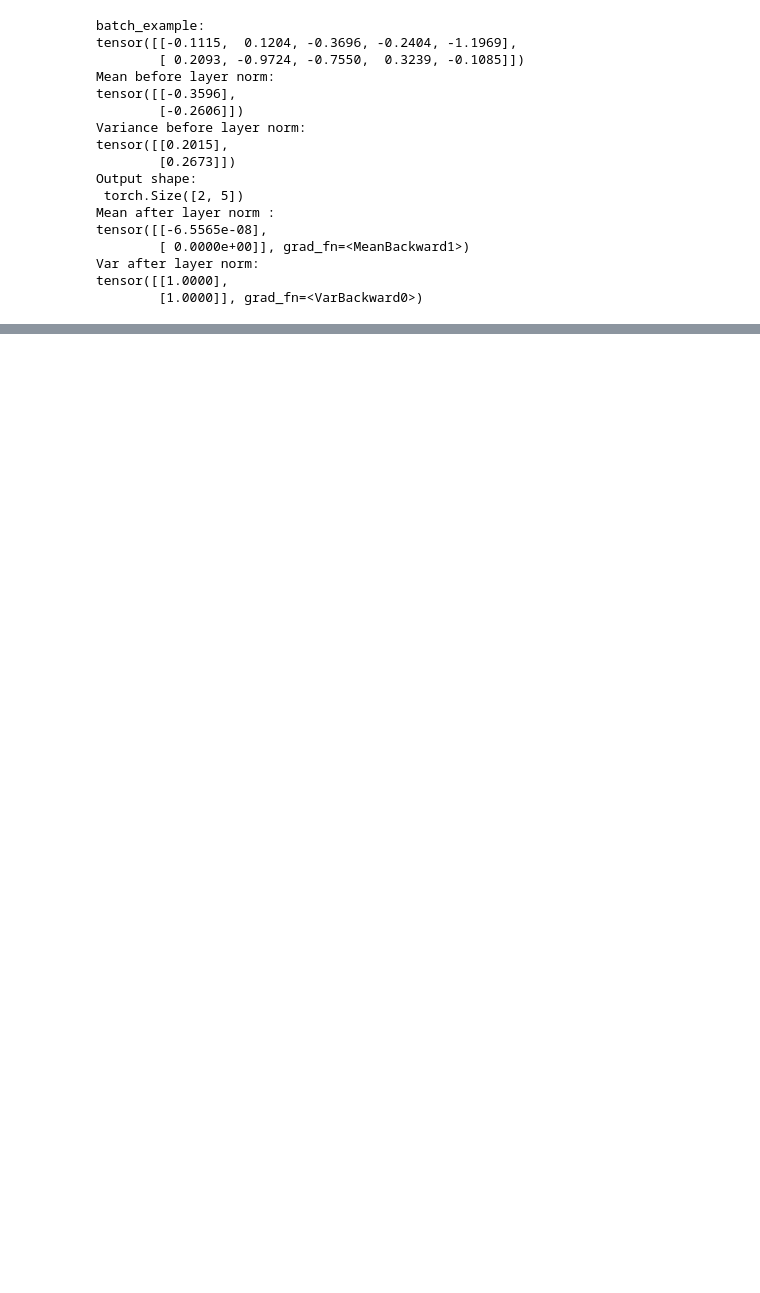
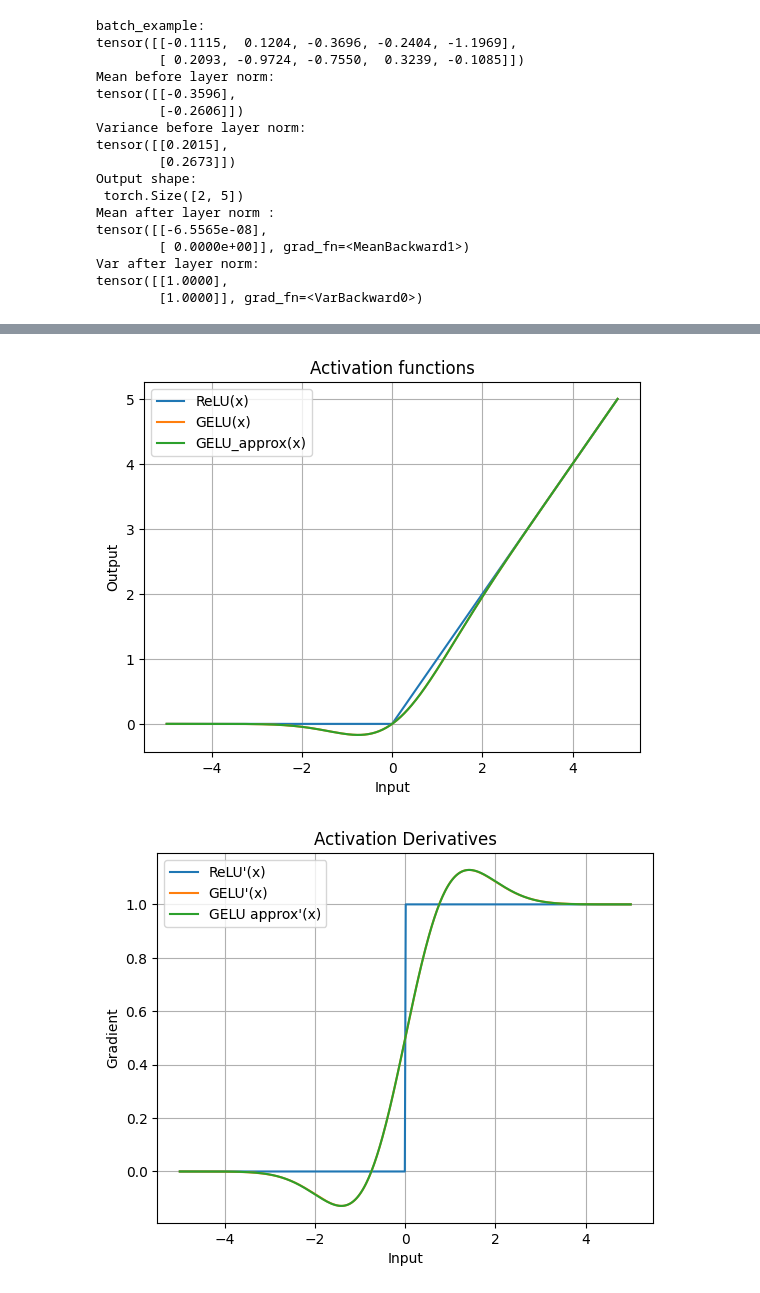
Before and after one commit to roodriigoooo/llm_deepdive, a Jupyter notebook: LLM/stage1/architecture.ipynb, the cells around one changed output, grey strips where cells are left out. Drawn from its saved outputs; the diff is of its cells as text; code cells hidden in the pictures; blank space fills up the shorter version.

Commit message:
ReLU GELU

```diff
--- a/LLM/stage1/architecture.ipynb
+++ b/LLM/stage1/architecture.ipynb
@@ -298,0 +368,38 @@ Given these insights, the adoption of Pre-LN in GPT-2 and subsequent large‐sca
+# %%
+from math import erf, sqrt
+
+erf_vec = np.vectorize(erf)
+
+def gelu(x):
+    return 0.5 * x * (1 + erf_vec(x / sqrt(2)))
+
+def gelu_approx(x):
+    return 0.5 * x * (1 + np.tanh(np.sqrt(2 / np.pi) * (x + 0.044715 * (x**3))))
+
+x = np.linspace(-5, 5, 500)
+plt.figure()
+plt.plot(x, relu(x), label='ReLU(x)')
+plt.plot(x, gelu(x), label='GELU(x)')
+plt.plot(x, gelu_approx(x), label='GELU_approx(x)')
+plt.title('Activation functions')
+plt.xlabel('Input')
+plt.ylabel('Output')
+plt.legend()
+plt.grid(True)
+plt.show()
+
+plt.figure()
+dy_gelu = np.gradient(gelu(x), x)
+dy_gelu_approx = np.gradient(gelu_approx(x), x)
+plt.plot(x, dy, label="ReLU'(x)")
+plt.plot(x, dy_gelu, label="GELU'(x)")
+plt.plot(x, dy_gelu_approx, label="GELU approx'(x)")
+plt.title("Activation Derivatives")
+plt.xlabel("Input")
+plt.ylabel("Gradient")
+plt.legend()
+plt.grid(True)
+plt.show()
+# %% [output]
+[figure, added]
+[figure, added]
```
Also changed, not shown: parts of 7 cells of this notebook, 2 other files.
